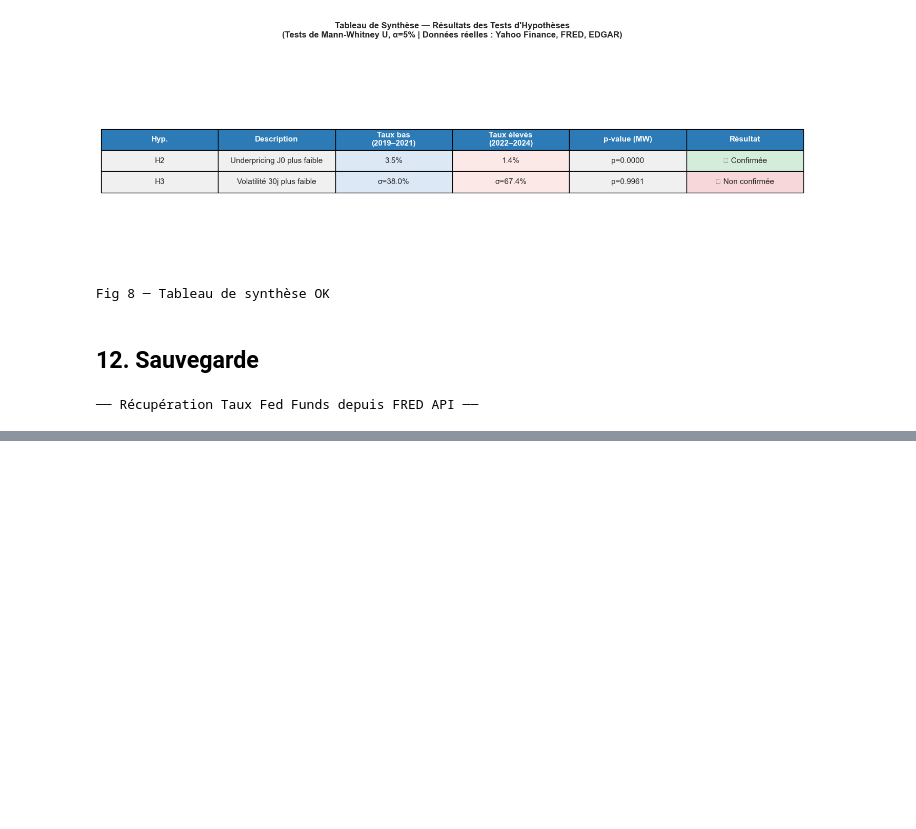
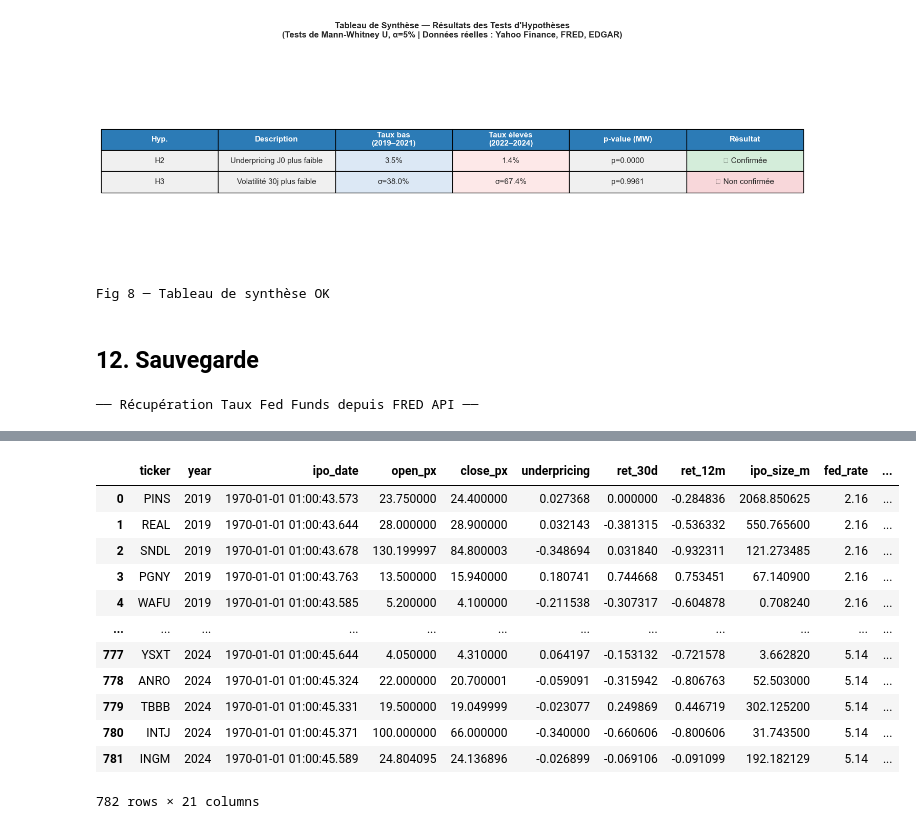
Before and after one commit to Dmkn78/IPO, a Jupyter notebook: création_df_all.ipynb, the cells around one changed output, grey strips where cells are left out. Saved outputs shown, nothing was run; the diff lists cells and outputs as text; code cells hidden in the pictures; blank space fills up the shorter version.

```diff
--- a/création_df_all.ipynb
+++ b/création_df_all.ipynb
@@ -1108,0 +1363,16 @@ test_H1(df)
+# %%
+df.to_excel("data")
+# %% [output]
+|  | ticker | year | ipo_date | open_px | close_px | underpricing | ret_30d | ret_12m | ipo_size_m | fed_rate | ... |
+| 0 | PINS | 2019 | 1970-01-01 01:00:43.573 | 23.750000 | 24.400000 | 0.027368 | 0.000000 | -0.284836 | 2068.850625 | 2.16 | ... |
+| 1 | REAL | 2019 | 1970-01-01 01:00:43.644 | 28.000000 | 28.900000 | 0.032143 | -0.381315 | -0.536332 | 550.765600 | 2.16 | ... |
+| 2 | SNDL | 2019 | 1970-01-01 01:00:43.678 | 130.199997 | 84.800003 | -0.348694 | 0.031840 | -0.932311 | 121.273485 | 2.16 | ... |
+| 3 | PGNY | 2019 | 1970-01-01 01:00:43.763 | 13.500000 | 15.940000 | 0.180741 | 0.744668 | 0.753451 | 67.140900 | 2.16 | ... |
+| 4 | WAFU | 2019 | 1970-01-01 01:00:43.585 | 5.200000 | 4.100000 | -0.211538 | -0.307317 | -0.604878 | 0.708240 | 2.16 | ... |
+| ... | ... | ... | ... | ... | ... | ... | ... | ... | ... | ... | ... |
+| 777 | YSXT | 2024 | 1970-01-01 01:00:45.644 | 4.050000 | 4.310000 | 0.064197 | -0.153132 | -0.721578 | 3.662820 | 5.14 | ... |
+| 778 | ANRO | 2024 | 1970-01-01 01:00:45.324 | 22.000000 | 20.700001 | -0.059091 | -0.315942 | -0.806763 | 52.503000 | 5.14 | ... |
+| 779 | TBBB | 2024 | 1970-01-01 01:00:45.331 | 19.500000 | 19.049999 | -0.023077 | 0.249869 | 0.446719 | 302.125200 | 5.14 | ... |
+| 780 | INTJ | 2024 | 1970-01-01 01:00:45.371 | 100.000000 | 66.000000 | -0.340000 | -0.660606 | -0.800606 | 31.743500 | 5.14 | ... |
+| 781 | INGM | 2024 | 1970-01-01 01:00:45.589 | 24.804095 | 24.136896 | -0.026899 | -0.069106 | -0.091099 | 192.182129 | 5.14 | ... |
+782 rows × 21 columns
```
Also changed, not shown: parts of 1 cell of this notebook, 2 other files.
